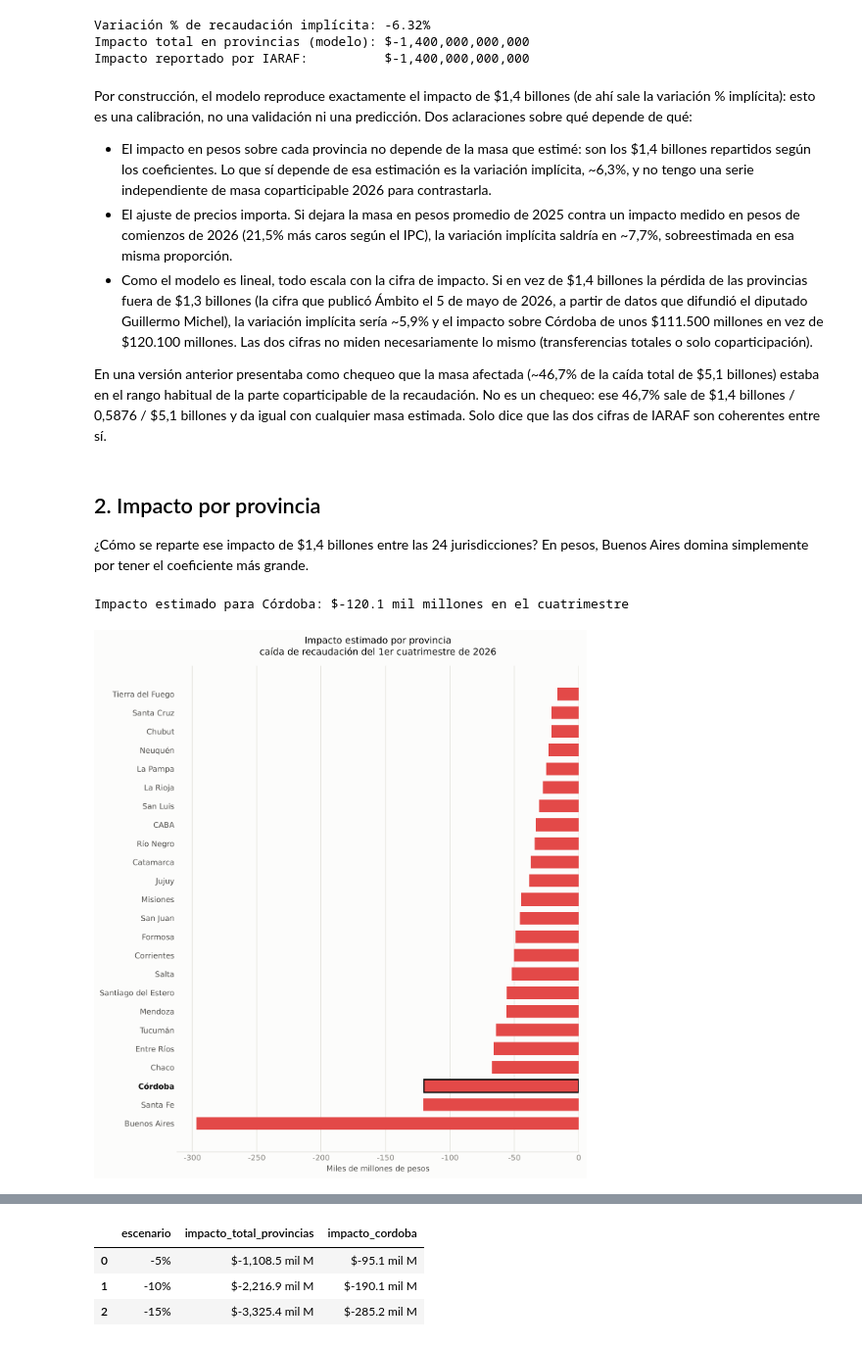
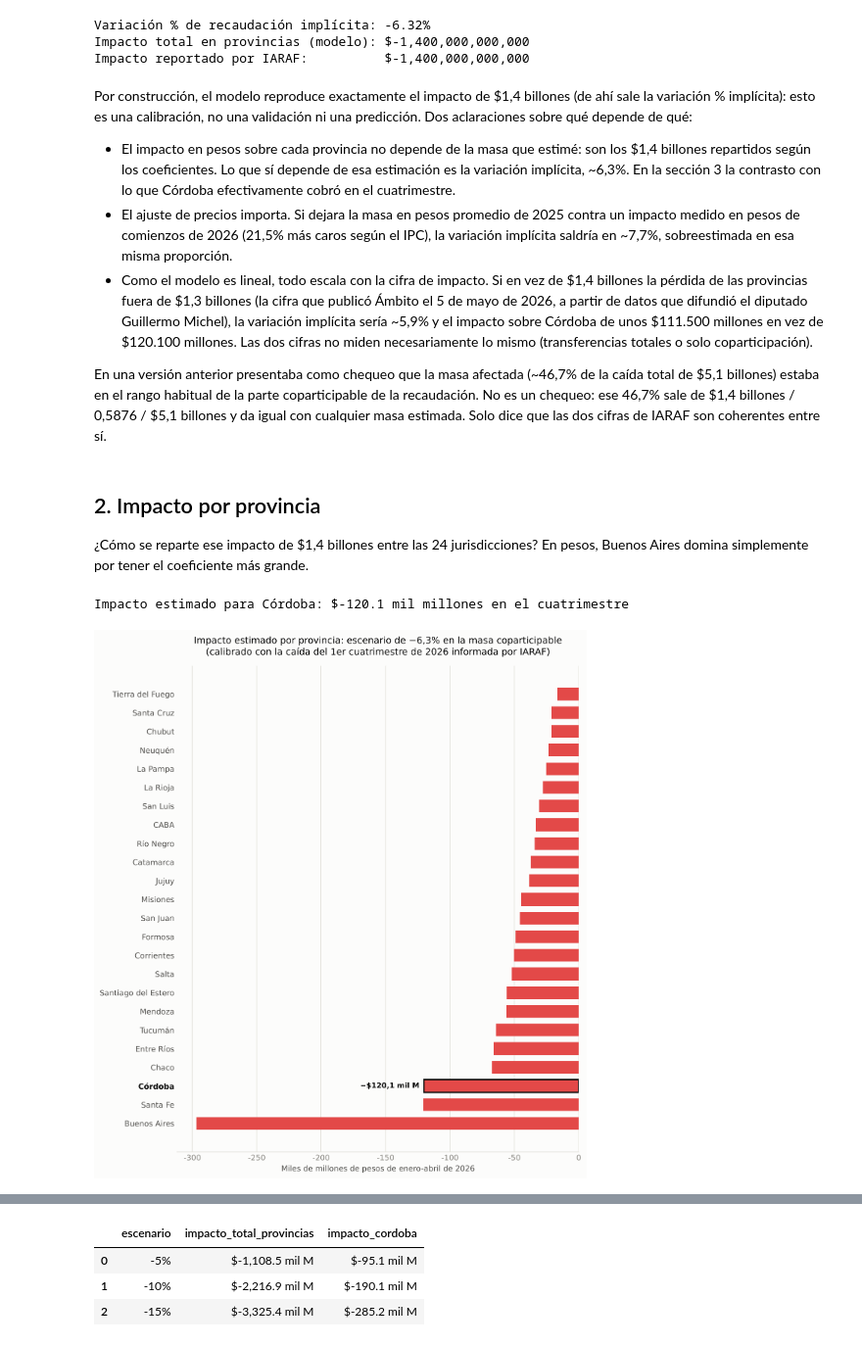
Before and after one commit to llorenzomagnano-sys/analisis-de-la-coparticipacion-federal-con-foco-en-cordoba, a Jupyter notebook: notebooks/03_simulador_sensibilidad.ipynb, the cells around one changed output, grey strips where cells are left out. Shown at 98% size. Drawn from its saved outputs; the diff is of its cells as text; code cells hidden in the pictures.

```diff
--- a/notebooks/03_simulador_sensibilidad.ipynb
+++ b/notebooks/03_simulador_sensibilidad.ipynb
@@ -105,8 +105,8 @@ predicción. Dos aclaraciones sobre qué depende de qué:
 
 - El impacto en pesos sobre cada provincia no depende de la masa que estimé: son los
   \$1,4 billones repartidos según los coeficientes. Lo que sí depende de esa estimación
-  es la variación implícita, ~6,3%, y no tengo una serie independiente de masa
-  coparticipable 2026 para contrastarla.
+  es la variación implícita, ~6,3%. En la sección 3 la contrasto con lo que Córdoba
+  efectivamente cobró en el cuatrimestre.
 - El ajuste de precios importa. Si dejara la masa en pesos promedio de 2025 contra un
   impacto medido en pesos de comienzos de 2026 (21,5% más caros según el IPC), la
   variación implícita saldría en ~7,7%, sobreestimada en esa misma proporción.
@@ -130,36 +130,46 @@ Buenos Aires domina simplemente por tener el coeficiente más grande.
 # %%
 resultado_escenario = simular_shock(variacion_implicita, recaudacion_base_4m, COEFICIENTES_COPARTICIPACION)
 impacto_df = pd.DataFrame(resultado_escenario["por_provincia"]).sort_values("impacto_pesos")
 
 cordoba_impacto = impacto_df.loc[impacto_df["provincia"] == "Córdoba", "impacto_pesos"].iloc[0]
 print(f"Impacto estimado para Córdoba: ${cordoba_impacto / 1e9:,.1f} mil millones en el cuatrimestre")
 
 fig, ax = plt.subplots(figsize=(9, 10), dpi=150)
 bordes = [COLOR_CORDOBA_BORDE if p == "Córdoba" else "none" for p in impacto_df["provincia"]]
 grosor = [1.8 if p == "Córdoba" else 0 for p in impacto_df["provincia"]]
 ax.barh(impacto_df["provincia"], impacto_df["impacto_pesos"] / 1e9, color=COLOR_NEGATIVO, edgecolor=bordes, linewidth=grosor, height=0.68)
-ax.set_title("Impacto estimado por provincia\ncaída de recaudación del 1er cuatrimestre de 2026", fontsize=12, color=INK_PRIMARY, pad=14)
-ax.set_xlabel("Miles de millones de pesos", fontsize=10)
+ax.annotate(
+    f"−${abs(cordoba_impacto) / 1e9:,.1f} mil M".replace(",", "X").replace(".", ",").replace("X", "."),
+    (cordoba_impacto / 1e9, impacto_df["provincia"].tolist().index("Córdoba")),
+    xytext=(-6, 0), textcoords="offset points", ha="right", va="center",
+    fontsize=9.5, color=INK_PRIMARY, fontweight="bold",
+)
+ax.set_title(
+    f"Impacto estimado por provincia: escenario de {variacion_implicita:.1%} en la masa coparticipable\n"
+    "(calibrado con la caída del 1er cuatrimestre de 2026 informada por IARAF)".replace(".", ",").replace("-", "−"),
+    fontsize=12, color=INK_PRIMARY, pad=14,
+)
+ax.set_xlabel("Miles de millones de pesos de enero-abril de 2026", fontsize=10)
 ax.xaxis.set_major_formatter(mticker.FuncFormatter(lambda x, _: f"{x:,.0f}".replace(",", ".")))
 ax.grid(axis="x", color=GRID_COLOR, linewidth=0.8)
 ax.set_axisbelow(True)
 for spine in ["top", "right", "left"]:
     ax.spines[spine].set_visible(False)
 ax.spines["bottom"].set_color(GRID_COLOR)
 ax.tick_params(axis="both", length=0)
 for label in ax.get_yticklabels():
     if label.get_text() == "Córdoba":
         label.set_fontweight("bold")
         label.set_color(INK_PRIMARY)
     else:
         label.set_color(INK_SECONDARY)
 
 fig.tight_layout()
 fig.savefig(FIGURES_DIR / "simulador_impacto_1cuatrimestre2026.png", dpi=300, facecolor=SURFACE)
 plt.show()
 # %% [output]
 Impacto estimado para Córdoba: $-120.1 mil millones en el cuatrimestre
-[figure, old version]
+[figure, new version]
 # %% [markdown]
 Córdoba perdería unos \$120.100 millones de coparticipación en el cuatrimestre.
 
```
Also changed, not shown: parts of 7 cells of this notebook, 20 other files.
